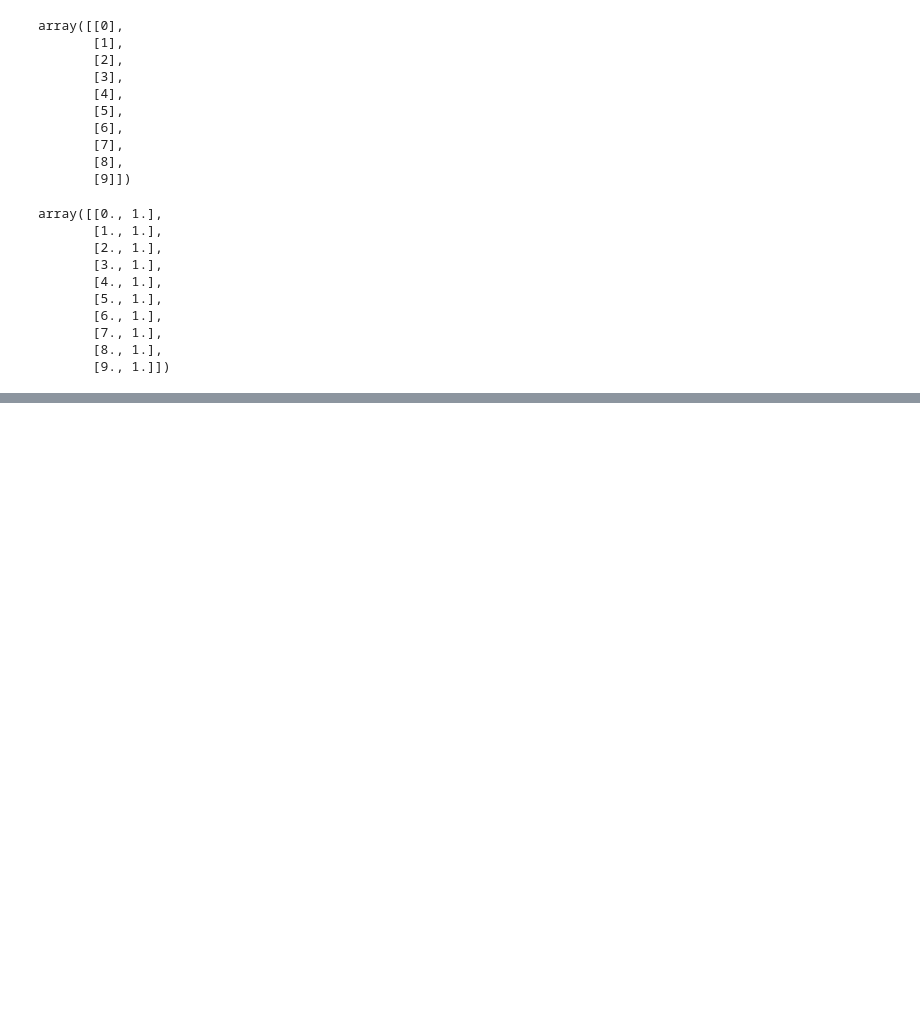
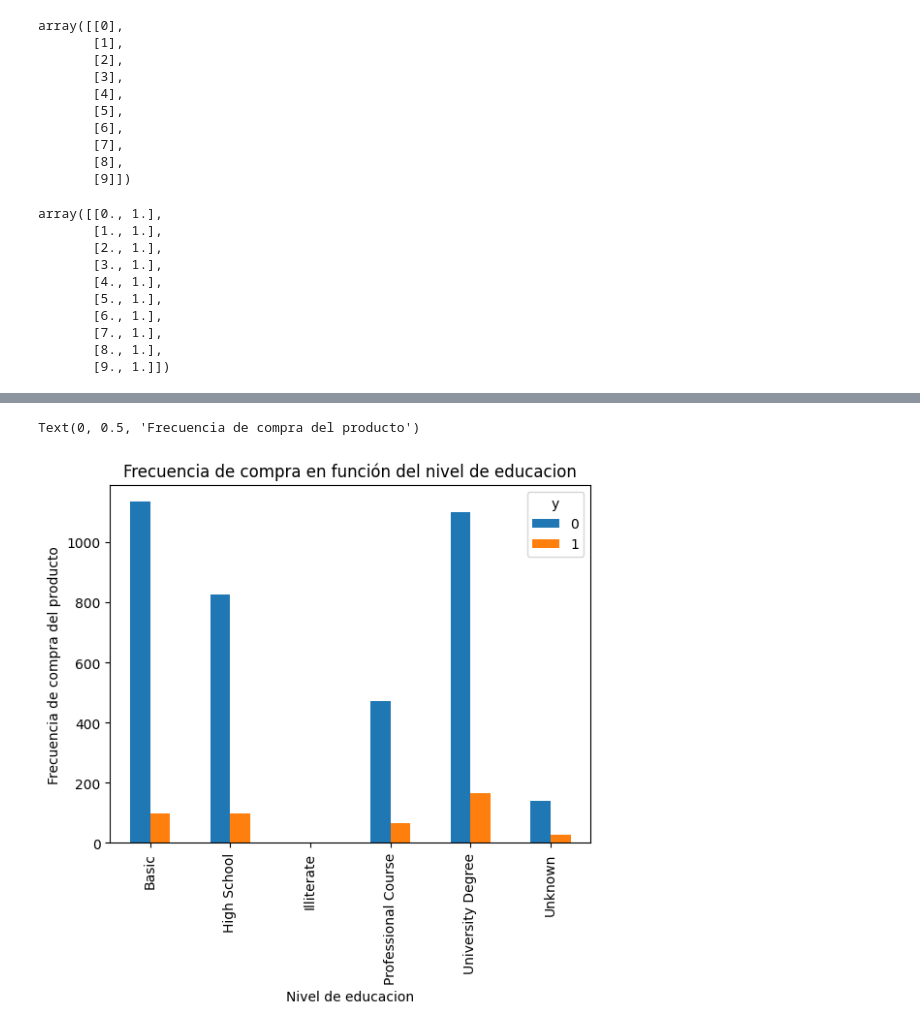
Before and after one commit to majandro1026/python_personal, a Jupyter notebook: mis_NB/python_scripts/Notebooks/NB4-regresionLogistica.ipynb, the cells around one changed output, grey strips where cells are left out. Drawn from its saved outputs; the diff is of its cells as text; code cells hidden in the pictures; blank space fills up the shorter version.

```diff
--- a/mis_NB/python_scripts/Notebooks/NB4-regresionLogistica.ipynb
+++ b/mis_NB/python_scripts/Notebooks/NB4-regresionLogistica.ipynb
@@ -244,0 +264,3 @@ UnboundLocalError: cannot access local variable 'i' where it is not associated w
+# %%
+data = pd.read_csv('../datasets/bank/bank.csv', sep=";")
+data.sample(20)
@@ -244,0 +314,3 @@ UnboundLocalError: cannot access local variable 'i' where it is not associated w
+# %%
+data["y"] = (data["y"]=="yes").astype(int)
+data.sample(20)
@@ -244,0 +346,11 @@ UnboundLocalError: cannot access local variable 'i' where it is not associated w
+# %%
+data.education = np.where(data.education == "basic.4y", "Basic", data.education)
+data.education = np.where(data.education == "basic.6y", "Basic", data.education)
+data.education = np.where(data.education == "basic.9y", "Basic", data.education)
+
+data.education = np.where(data.education == "high.school", "High School", data.education)
+data.education = np.where(data.education == "professional.course", "Professional Course", data.education)
+data.education = np.where(data.education == "university.degree", "University Degree", data.education)
+
+data.education = np.where(data.education == "illiterate", "Illiterate", data.education)
+data.education = np.where(data.education == "unknown", "Unknown", data.education)
@@ -244,0 +386,9 @@ UnboundLocalError: cannot access local variable 'i' where it is not associated w
+# %%
+%matplotlib inline
+pd.crosstab(data.education, data.y).plot(kind="bar")
+plt.title("Frecuencia de compra en función del nivel de educacion")
+plt.xlabel("Nivel de educacion")
+plt.ylabel("Frecuencia de compra del producto")
+# %% [output]
+Text(0, 0.5, 'Frecuencia de compra del producto')
+[figure, added]
```
Also changed, not shown: parts of 25 cells of this notebook.
